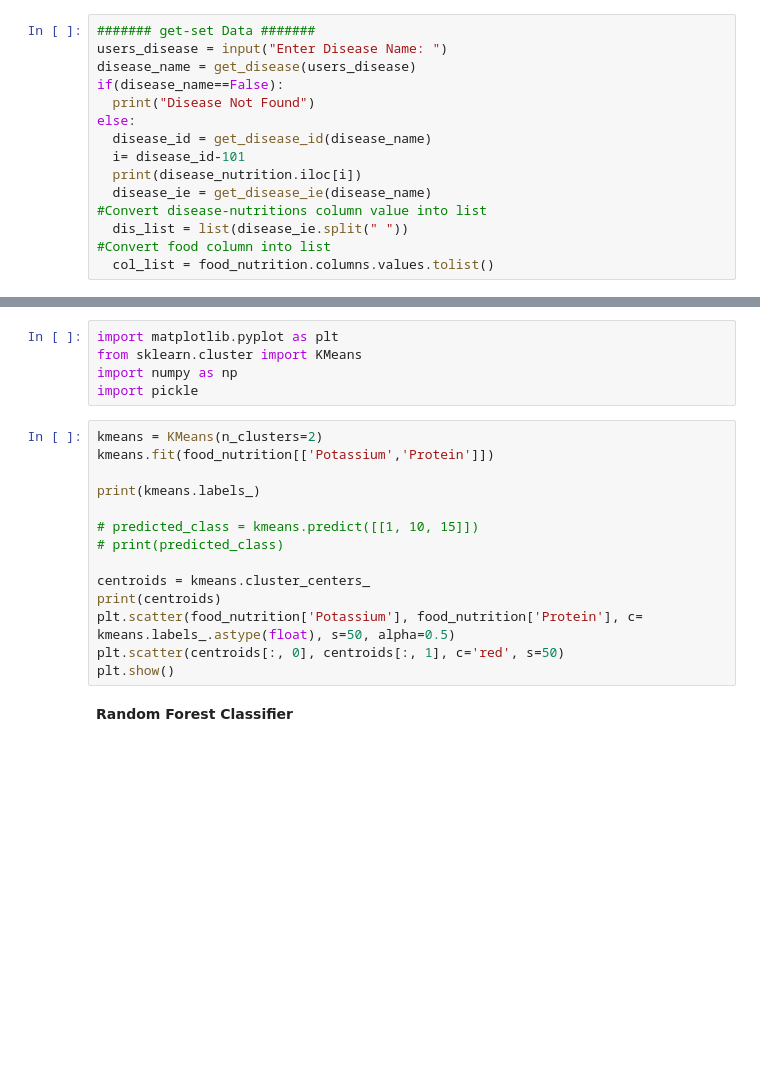
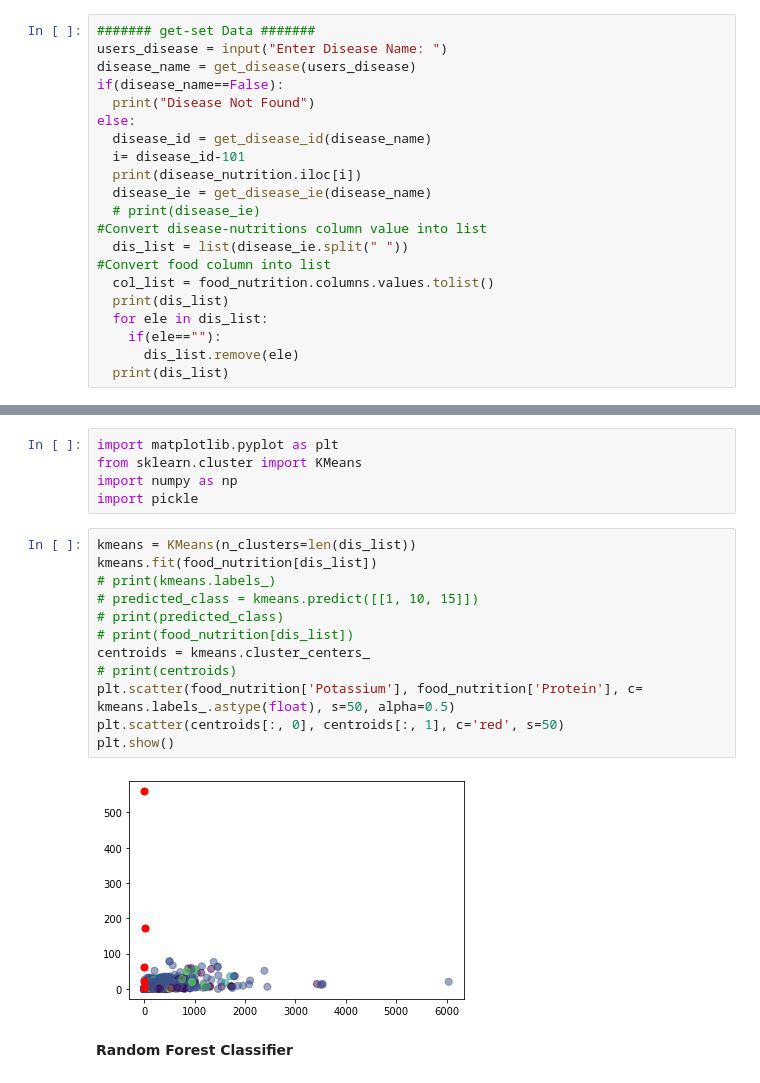
Before and after one commit to darkginka/Disease-Based-Diet-Recommanded-System, a Jupyter notebook: PandasDemo.ipynb, the cells around one changed output, grey strips where cells are left out. Saved outputs shown, nothing was run; the diff lists cells and outputs as text; blank space fills up the shorter version.

```diff
--- a/PandasDemo.ipynb
+++ b/PandasDemo.ipynb
@@ -52,7 +50,13 @@ else:
   i= disease_id-101
   print(disease_nutrition.iloc[i])
   disease_ie = get_disease_ie(disease_name)
+  # print(disease_ie)
 #Convert disease-nutritions column value into list
   dis_list = list(disease_ie.split(" "))
 #Convert food column into list
   col_list = food_nutrition.columns.values.tolist()
+  print(dis_list)
+  for ele in dis_list:
+    if(ele==""):
+      dis_list.remove(ele)
+  print(dis_list)
@@ -105,19 +121,19 @@ from sklearn.cluster import KMeans
 import numpy as np
 import pickle
 # %%
-kmeans = KMeans(n_clusters=2)
-kmeans.fit(food_nutrition[['Potassium','Protein']])
-
-print(kmeans.labels_)
-
+kmeans = KMeans(n_clusters=len(dis_list))
+kmeans.fit(food_nutrition[dis_list])
+# print(kmeans.labels_)
 # predicted_class = kmeans.predict([[1, 10, 15]])
 # print(predicted_class)
-
+# print(food_nutrition[dis_list])
 centroids = kmeans.cluster_centers_
-print(centroids)
+# print(centroids)
 plt.scatter(food_nutrition['Potassium'], food_nutrition['Protein'], c= kmeans.labels_.astype(float), s=50, alpha=0.5)
 plt.scatter(centroids[:, 0], centroids[:, 1], c='red', s=50)
 plt.show()
+# %% [output]
+[figure, added]
 # %% [markdown]
  **Random Forest Classifier**
 # %%
```
Also changed, not shown: parts of 2 cells of this notebook.
